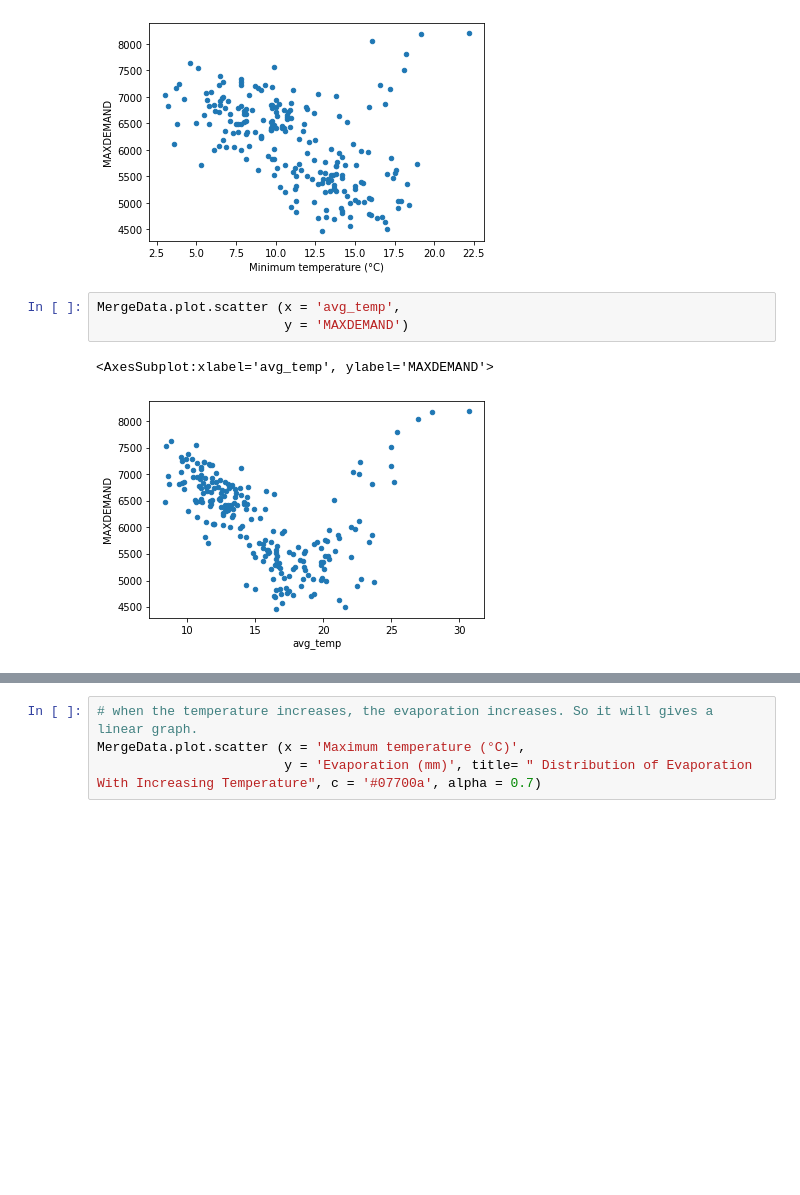
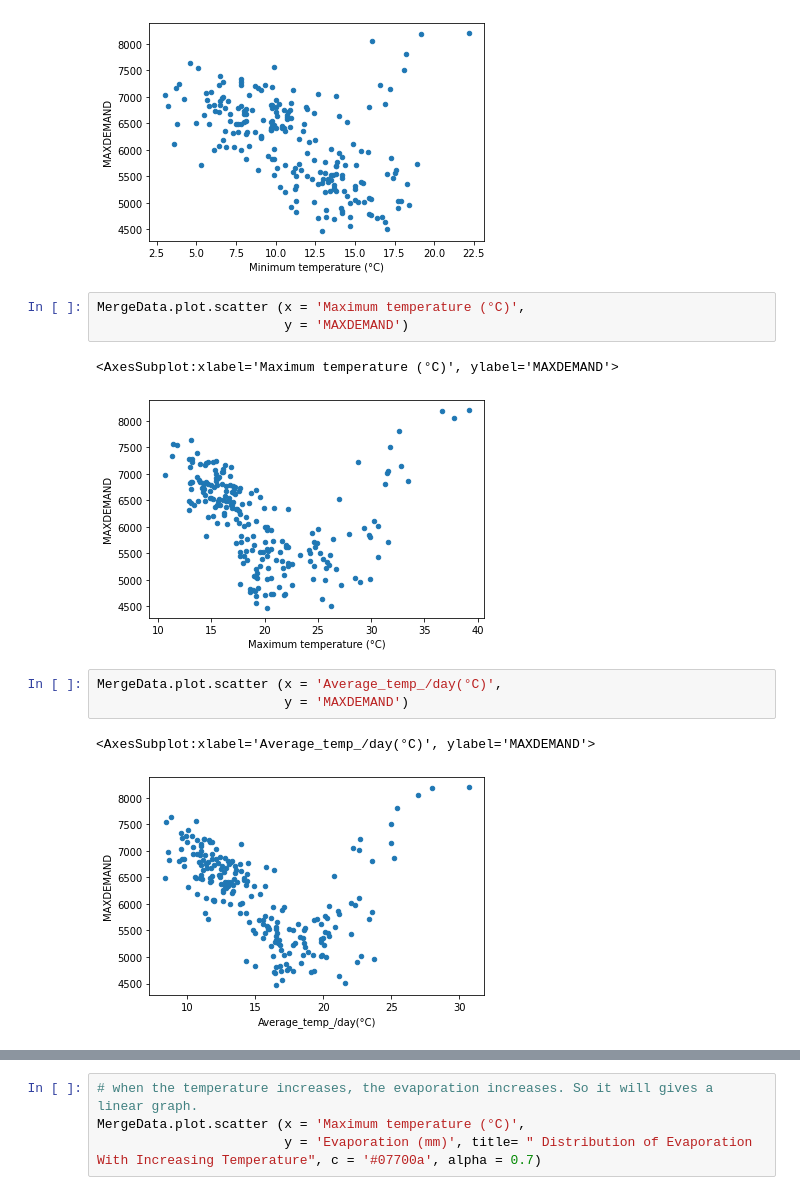
Before and after one commit to smbayat11/Assignment2_Group9, a Jupyter notebook: A2-Group9_2_metafile.ipynb, the cells around one changed output, grey strips where cells are left out. Drawn from its saved outputs; the diff is of its cells as text; blank space fills up the shorter version.

```diff
--- a/A2-Group9_2_metafile.ipynb
+++ b/A2-Group9_2_metafile.ipynb
@@ -494,9 +494,15 @@ MergeData.plot.scatter (x = 'Minimum temperature (°C)',
 <AxesSubplot:xlabel='Minimum temperature (°C)', ylabel='MAXDEMAND'>
 [figure]
 # %%
-MergeData.plot.scatter (x = 'avg_temp',
+MergeData.plot.scatter (x = 'Maximum temperature (°C)',
                         y = 'MAXDEMAND')
 # %% [output]
-<AxesSubplot:xlabel='avg_temp', ylabel='MAXDEMAND'>
+<AxesSubplot:xlabel='Maximum temperature (°C)', ylabel='MAXDEMAND'>
-[figure, old version]
+[figure, new version]
+# %%
+MergeData.plot.scatter (x = 'Average_temp_/day(°C)',
+                        y = 'MAXDEMAND')
+# %% [output]
+<AxesSubplot:xlabel='Average_temp_/day(°C)', ylabel='MAXDEMAND'>
+[figure, added]
 # %%
```
Also changed, not shown: parts of 40 cells of this notebook.
